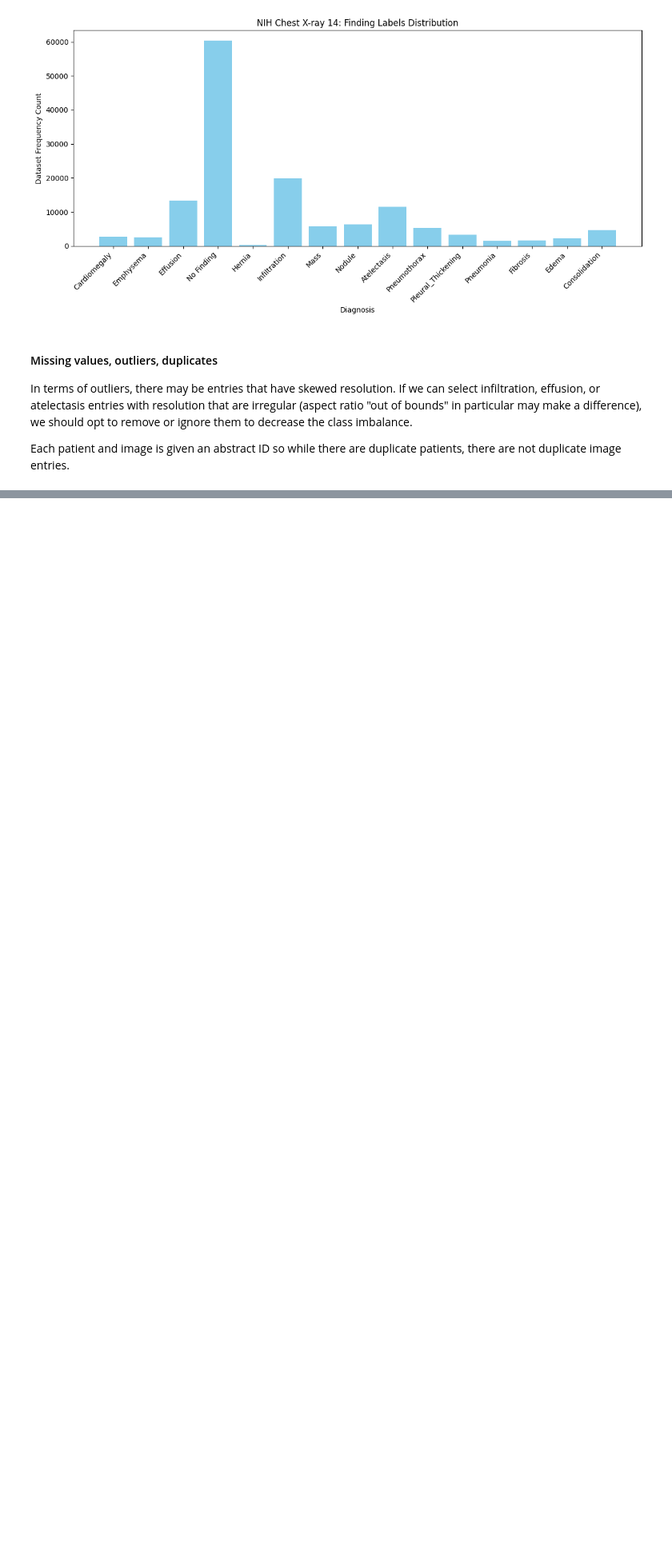
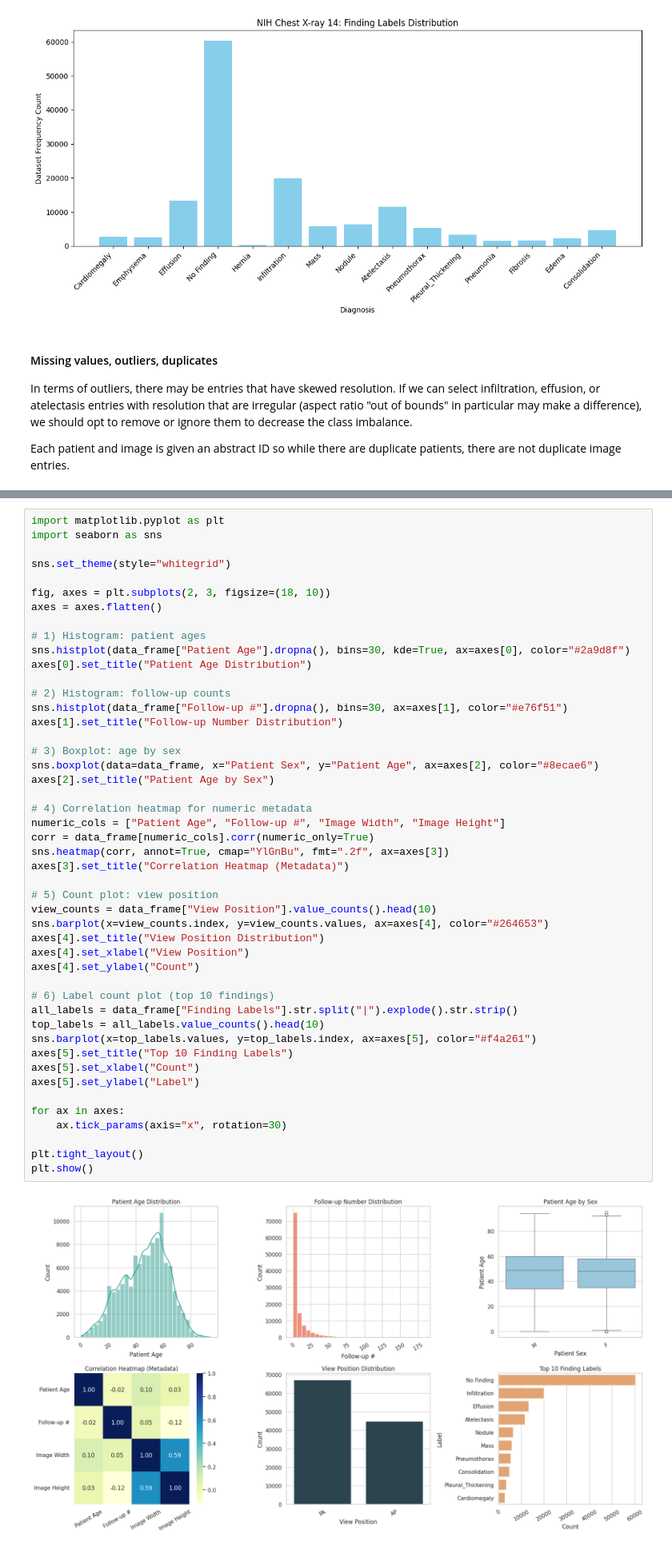
Before and after one commit to AnthonyKlimas/Chest-X-ray-Classifier, a Jupyter notebook: data_analysis.ipynb, the cells around one changed output, grey strips where cells are left out. Shown at 80% size. Saved outputs shown, nothing was run; the diff lists cells and outputs as text; blank space fills up the shorter version.

```diff
--- a/data_analysis.ipynb
+++ b/data_analysis.ipynb
@@ -100,0 +136,49 @@ Each patient and image is given an abstract ID so while there are duplicate pati
+# %%
+import matplotlib.pyplot as plt
+import seaborn as sns
+
+sns.set_theme(style="whitegrid")
+
+fig, axes = plt.subplots(2, 3, figsize=(18, 10))
+axes = axes.flatten()
+
+# 1) Histogram: patient ages
+sns.histplot(data_frame["Patient Age"].dropna(), bins=30, kde=True, ax=axes[0], color="#2a9d8f")
+axes[0].set_title("Patient Age Distribution")
+
+# 2) Histogram: follow-up counts
+sns.histplot(data_frame["Follow-up #"].dropna(), bins=30, ax=axes[1], color="#e76f51")
+axes[1].set_title("Follow-up Number Distribution")
+
+# 3) Boxplot: age by sex
+sns.boxplot(data=data_frame, x="Patient Sex", y="Patient Age", ax=axes[2], color="#8ecae6")
+axes[2].set_title("Patient Age by Sex")
+
+# 4) Correlation heatmap for numeric metadata
+numeric_cols = ["Patient Age", "Follow-up #", "Image Width", "Image Height"]
+corr = data_frame[numeric_cols].corr(numeric_only=True)
+sns.heatmap(corr, annot=True, cmap="YlGnBu", fmt=".2f", ax=axes[3])
+axes[3].set_title("Correlation Heatmap (Metadata)")
+
+# 5) Count plot: view position
+view_counts = data_frame["View Position"].value_counts().head(10)
+sns.barplot(x=view_counts.index, y=view_counts.values, ax=axes[4], color="#264653")
+axes[4].set_title("View Position Distribution")
+axes[4].set_xlabel("View Position")
+axes[4].set_ylabel("Count")
+
+# 6) Label count plot (top 10 findings)
+all_labels = data_frame["Finding Labels"].str.split("|").explode().str.strip()
+top_labels = all_labels.value_counts().head(10)
+sns.barplot(x=top_labels.values, y=top_labels.index, ax=axes[5], color="#f4a261")
+axes[5].set_title("Top 10 Finding Labels")
+axes[5].set_xlabel("Count")
+axes[5].set_ylabel("Label")
+
+for ax in axes:
+    ax.tick_params(axis="x", rotation=30)
+
+plt.tight_layout()
+plt.show()
+# %% [output]
+[figure, added]
```
Also changed, not shown: parts of 3 cells of this notebook.
